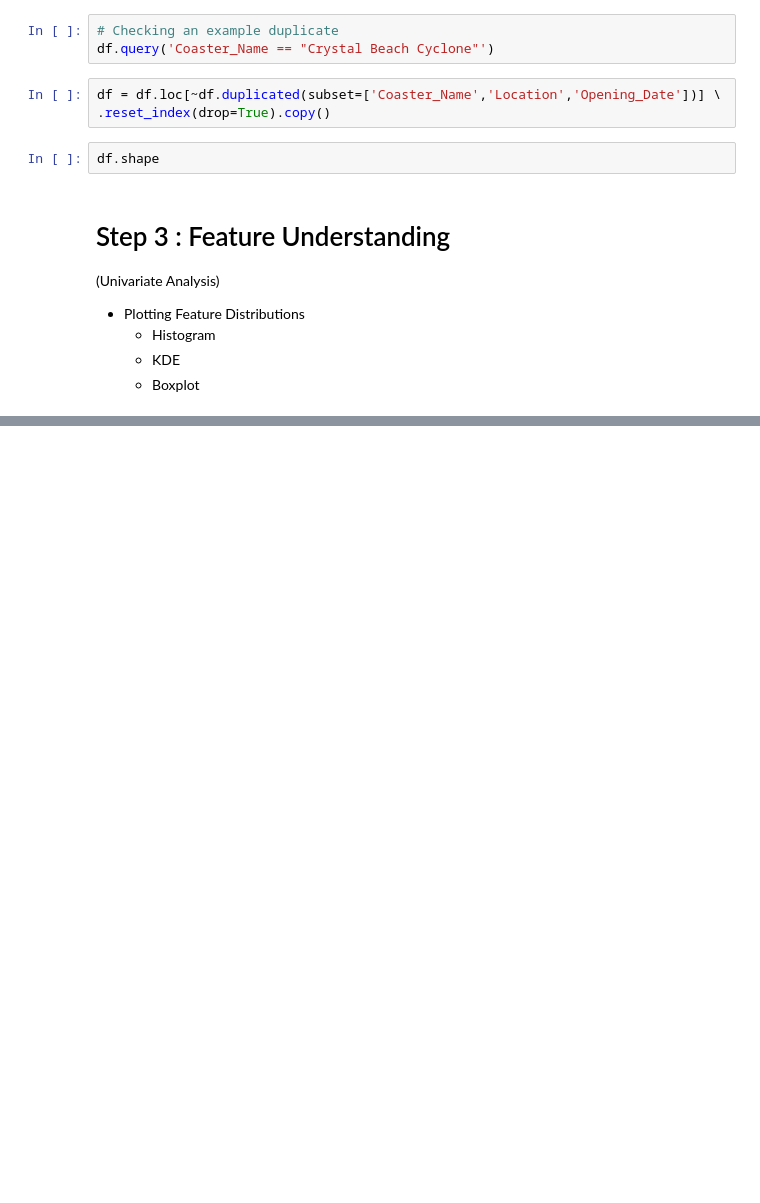
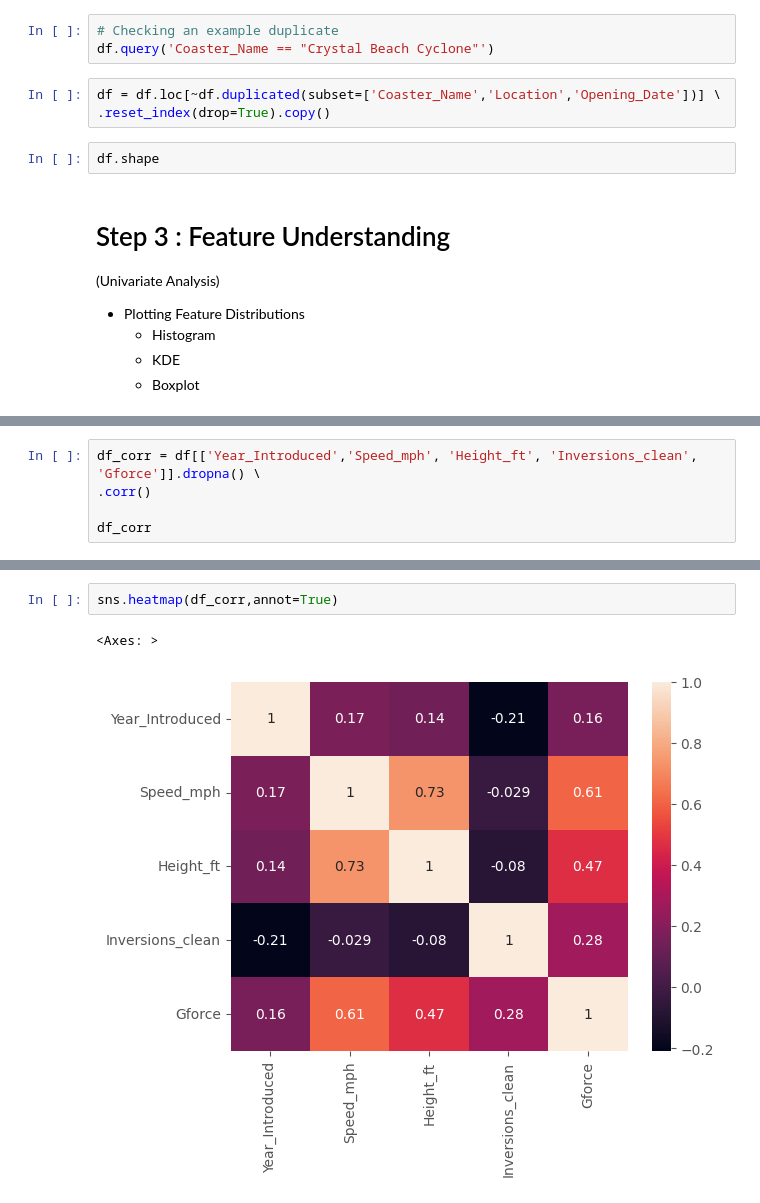
Before and after one commit to amrith-r-naik/MIT-Internship, a Jupyter notebook: EDA.ipynb, the cells around one changed output, grey strips where cells are left out. Saved outputs shown, nothing was run; the diff lists cells and outputs as text; blank space fills up the shorter version.

```diff
--- a/EDA.ipynb
+++ b/EDA.ipynb
@@ -121,0 +134,5 @@ Text(0.5, 0, 'Speed (mph)')
+# %%
+df_corr = df[['Year_Introduced','Speed_mph', 'Height_ft', 'Inversions_clean', 'Gforce']].dropna() \
+.corr()
+
+df_corr
@@ -121,0 +146,5 @@ Text(0.5, 0, 'Speed (mph)')
+# %%
+sns.heatmap(df_corr,annot=True)
+# %% [output]
+<Axes: >
+[figure, added]
```
Also changed, not shown: parts of 8 cells of this notebook.
